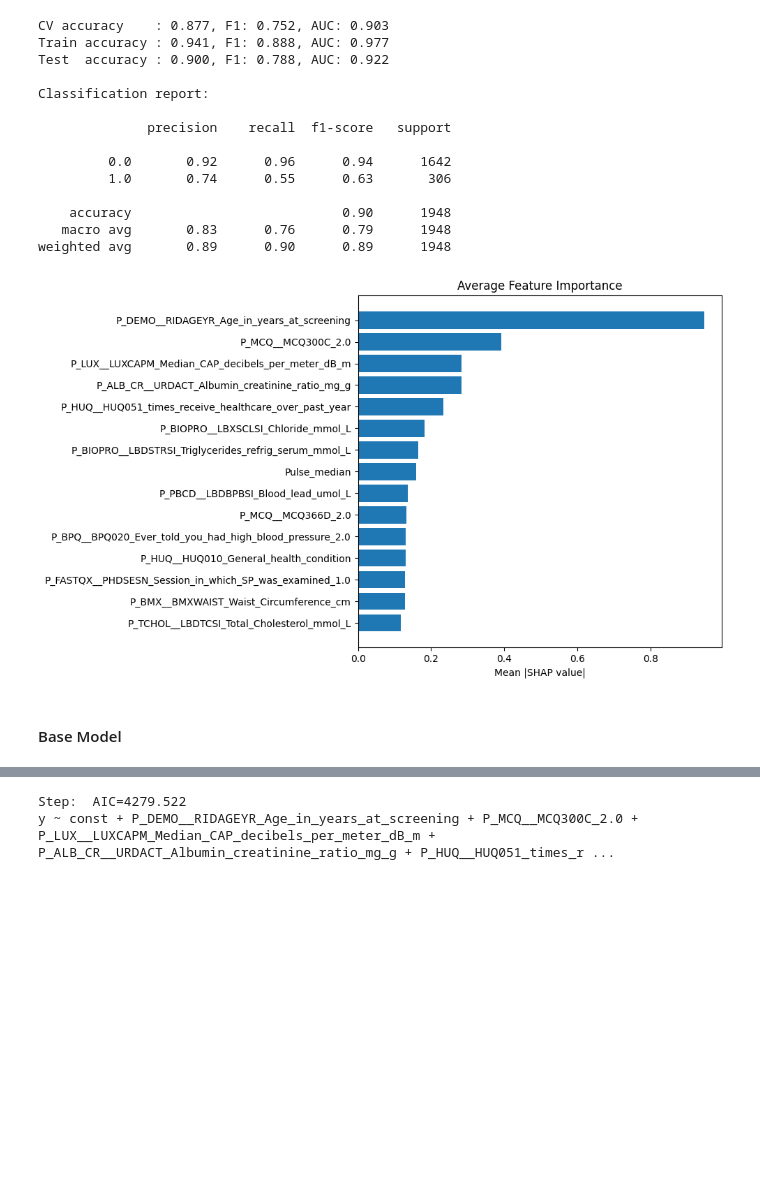
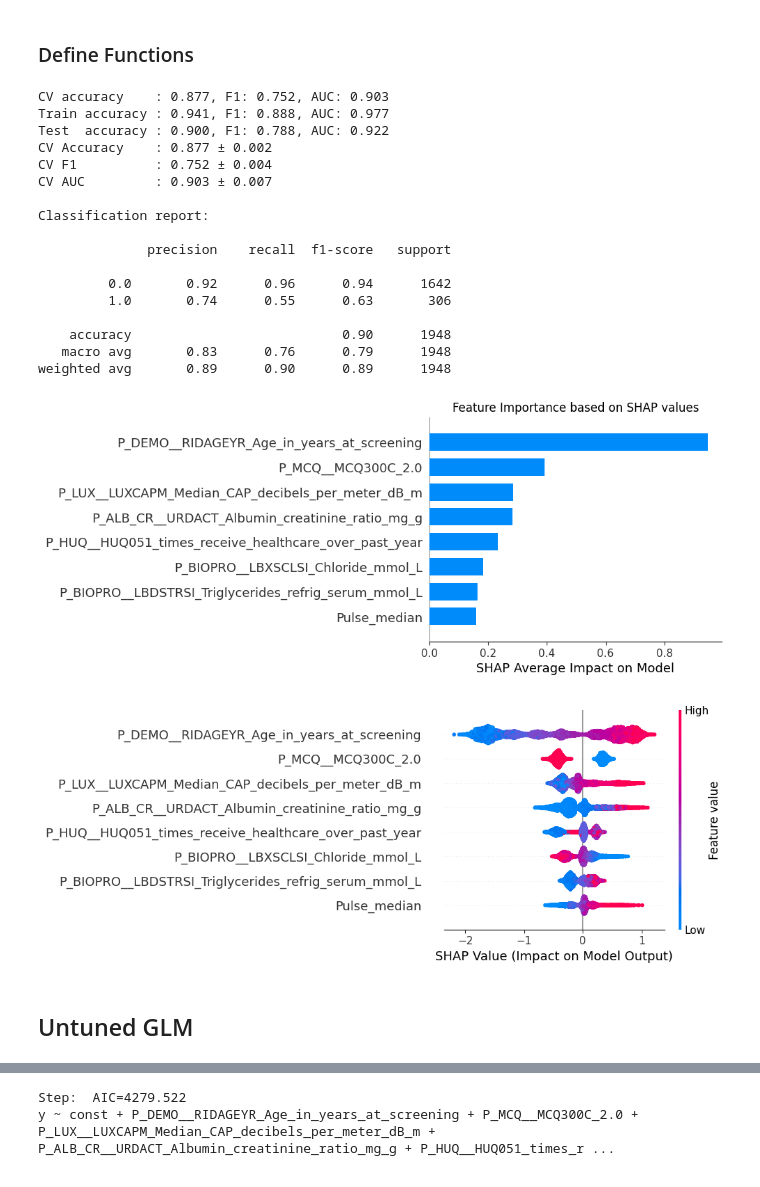
Before and after one commit to DVDMVN/CSE881_PROJ, a Jupyter notebook: G_GLM.ipynb, the cells around one changed output, grey strips where cells are left out. Saved outputs shown, nothing was run; the diff lists cells and outputs as text; code cells hidden in the pictures; blank space fills up the shorter version.

Commit message:
GLM Fix 2
G_GLM.ipynb
- Add cross-validation
- Add SHAP beeswarm for slides
- Manual VIF-LRT tuning revision

```diff
--- a/G_GLM.ipynb
+++ b/G_GLM.ipynb
@@ -16,2 +20,4 @@ from statsmodels.stats.outliers_influence import variance_inflation_factor
 
 import matplotlib.pyplot as plt
+# %% [markdown]
+### Define Functions
@@ -84,12 +302,20 @@ print(f"CV accuracy    : {cv_results['test_accuracy'].mean():.3f}, F1: {cv_resul
 print(f"Train accuracy : {acc_train:.3f}, F1: {f1_train:.3f}, AUC: {auc_train:.3f}")
 print(f"Test  accuracy : {acc_test:.3f}, F1: {f1_test:.3f}, AUC: {auc_test:.3f}")
 
+print(f"CV Accuracy    : {cv_results['test_accuracy'].mean():.3f} ± {cv_results['test_accuracy'].std():.3f}")
+print(f"CV F1          : {cv_results['test_f1'].mean():.3f} ± {cv_results['test_f1'].std():.3f}")
+print(f"CV AUC         : {cv_results['test_auc'].mean():.3f} ± {cv_results['test_auc'].std():.3f}")
+
+
 print("\nClassification report:\n")
 print(classification_report(y_test_cat, y_pred_test))
 # %% [output]
 CV accuracy    : 0.877, F1: 0.752, AUC: 0.903
 Train accuracy : 0.941, F1: 0.888, AUC: 0.977
 Test  accuracy : 0.900, F1: 0.788, AUC: 0.922
+CV Accuracy    : 0.877 ± 0.002
+CV F1          : 0.752 ± 0.004
+CV AUC         : 0.903 ± 0.007
 
 Classification report:
 
@@ -104,24 +330,26 @@ weighted avg       0.89      0.90      0.89      1948
 # %%
 # 1. initialize explainer
 explainer = shap.TreeExplainer(xgb)
 
 # 2. compute SHAP values (main effects)
 shap_values = explainer.shap_values(X_train_encoded)
 
-
 feature_importance = np.abs(shap_values).mean(axis=0)
 feature_names = X_train_encoded.columns
 
+# global bar plot
+shap.summary_plot(shap_values, X_train_encoded, plot_type="bar", max_display=8, plot_size=(10, 4), show=False)
+plt.title("Feature Importance based on SHAP values")
+plt.xlabel("SHAP Average Impact on Model")
+plt.show()
+
+# beeswarm plot
+shap.summary_plot(shap_values, X_train_encoded, max_display=8, plot_size=(10, 4), show=False)
+plt.xlabel("SHAP Value (Impact on Model Output)")
+plt.show()
+
 # Sort by importance
 indices = np.argsort(feature_importance)[::-1][:15]
-
-plt.figure(figsize=(10, 6))
-plt.barh(range(len(indices)), feature_importance[indices])
-plt.yticks(range(len(indices)), feature_names[indices])
-plt.xlabel('Mean |SHAP value|')
-plt.title('Average Feature Importance')
-plt.gca().invert_yaxis()
-plt.tight_layout()
-plt.show()
 # %% [output]
-[figure, old version]
+[figure, new version]
+[figure, added]
@@ -128,5 +378,5 @@ plt.show()
 # %% [markdown]
-#### Base Model
+## Untuned GLM
 # %%
 X_train_glm_untuned = sm.add_constant(X_train_encoded.astype(float))
 X_test_glm_untuned = sm.add_constant(X_test_encoded.astype(float))
```
Also changed, not shown: parts of 40 cells of this notebook, 5 other files.
